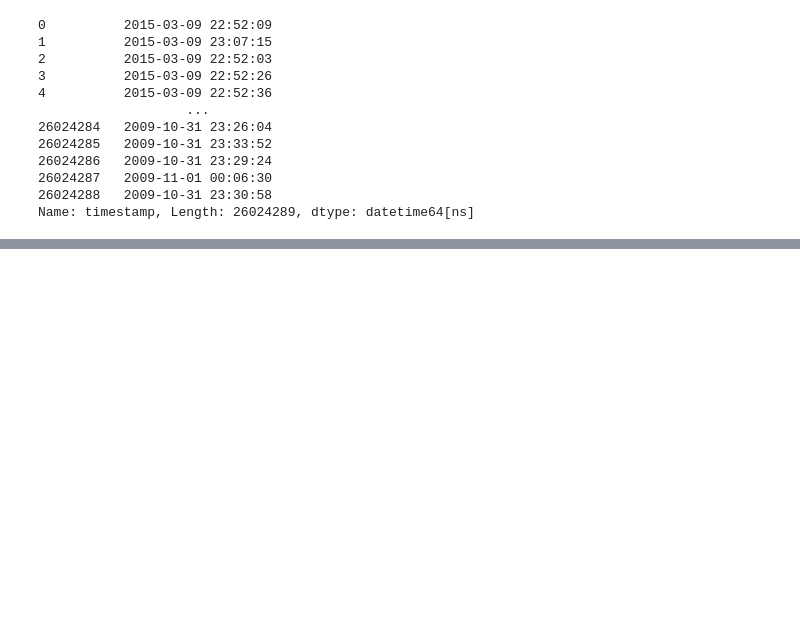
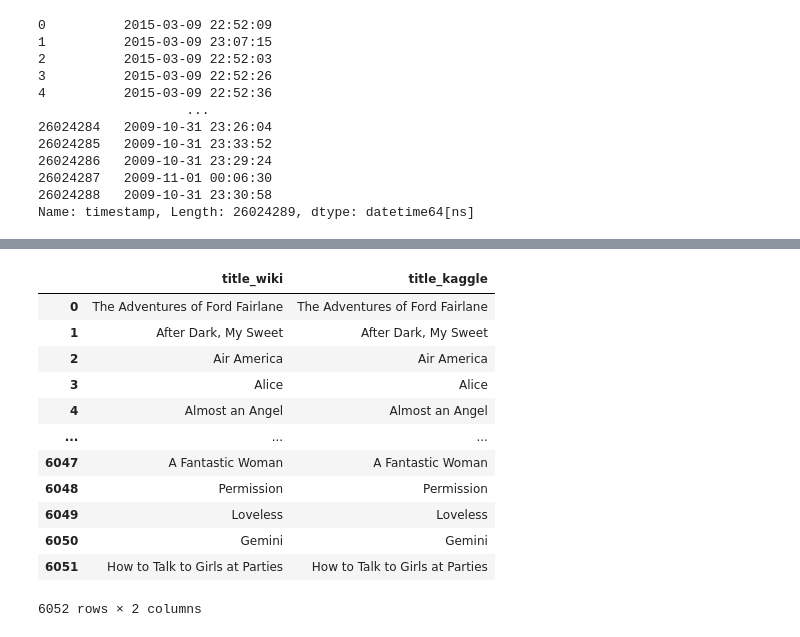
Before and after one commit to camonet/movies-ETL, a Jupyter notebook: wiki_movies.ipynb, the cells around one changed output, grey strips where cells are left out. Saved outputs shown, nothing was run; the diff lists cells and outputs as text; code cells hidden in the pictures; blank space fills up the shorter version.

```diff
--- a/wiki_movies.ipynb
+++ b/wiki_movies.ipynb
@@ -780,0 +848,18 @@ ratings['timestamp'] = pd.to_datetime(ratings['timestamp'], unit='s')
+# %%
+# Title
+# quick look at titles
+movies_df[['title_wiki','title_kaggle']]
+# %% [output]
+|  | title_wiki | title_kaggle |
+| 0 | The Adventures of Ford Fairlane | The Adventures of Ford Fairlane |
+| 1 | After Dark, My Sweet | After Dark, My Sweet |
+| 2 | Air America | Air America |
+| 3 | Alice | Alice |
+| 4 | Almost an Angel | Almost an Angel |
+| ... | ... | ... |
+| 6047 | A Fantastic Woman | A Fantastic Woman |
+| 6048 | Permission | Permission |
+| 6049 | Loveless | Loveless |
+| 6050 | Gemini | Gemini |
+| 6051 | How to Talk to Girls at Parties | How to Talk to Girls at Parties |
+6052 rows × 2 columns
```
Also changed, not shown: parts of 27 cells of this notebook.
